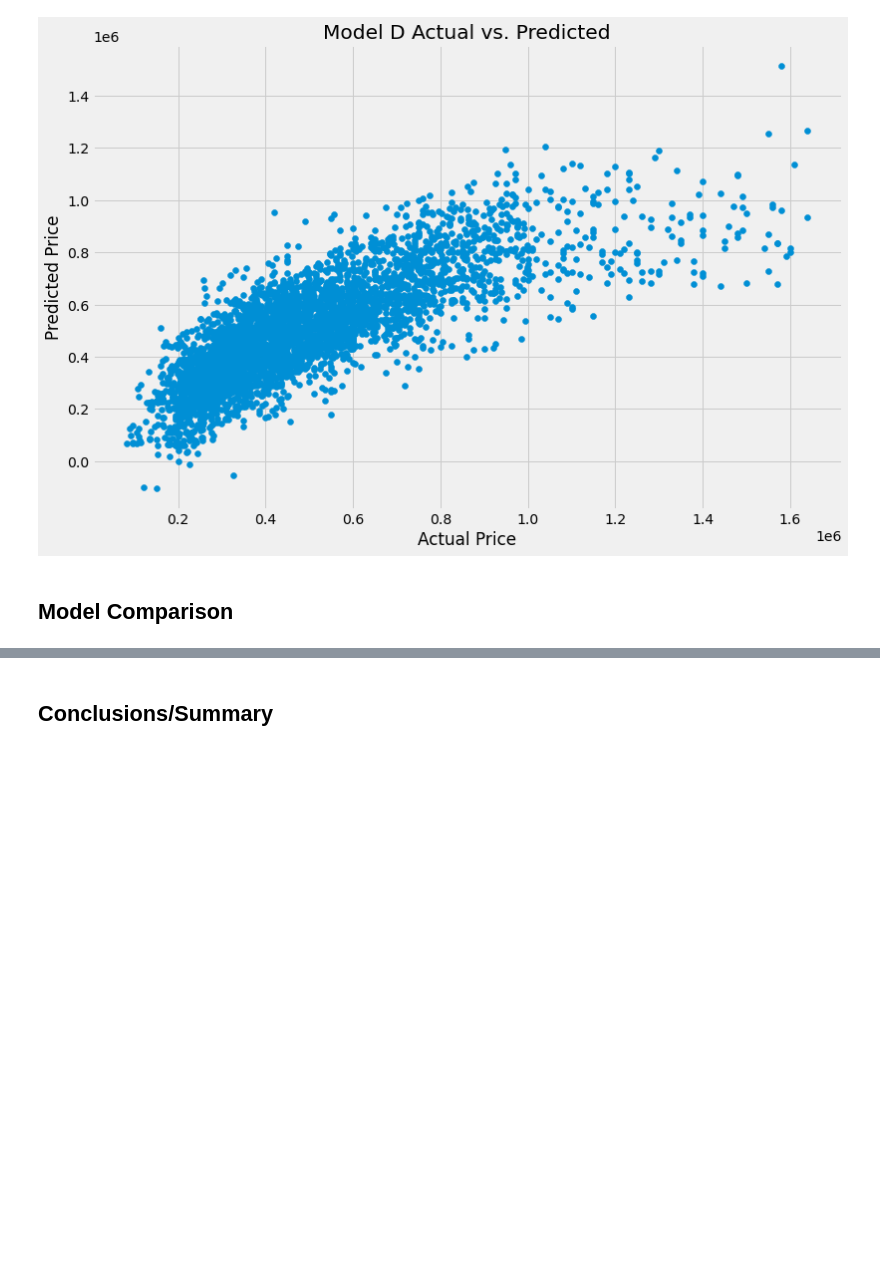
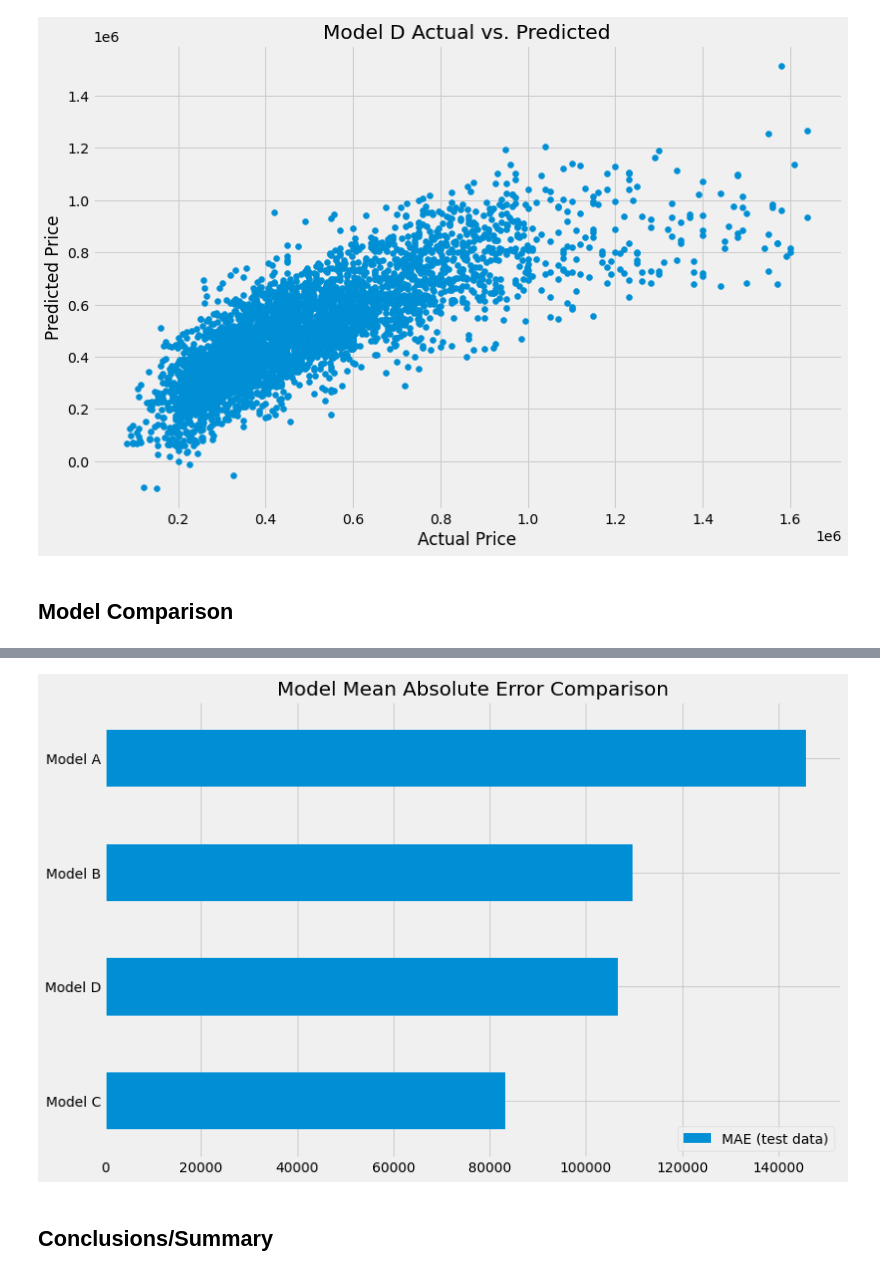
Before and after one commit to jmg0144/Housing-Linear-Regression-Analysis, a Jupyter notebook: home-sales-analysis.ipynb, the cells around one changed output, grey strips where cells are left out. Drawn from its saved outputs; the diff is of its cells as text; code cells hidden in the pictures; blank space fills up the shorter version.

```diff
--- a/home-sales-analysis.ipynb
+++ b/home-sales-analysis.ipynb
@@ -1090,2 +1129,8 @@ model_comparison
+# %%
+mae = pd.DataFrame(model_comparison['MAE (test data)'].sort_values(ascending=True))
+ax = mae.sort_values('MAE (test data)').plot.barh(y='MAE (test data)', figsize=(12,8))
+plt.title('Model Mean Absolute Error Comparison');
+# %% [output]
+[figure, added]
 # %% [markdown]
 ## Conclusions/Summary
```
Also changed, not shown: parts of 37 cells of this notebook.
